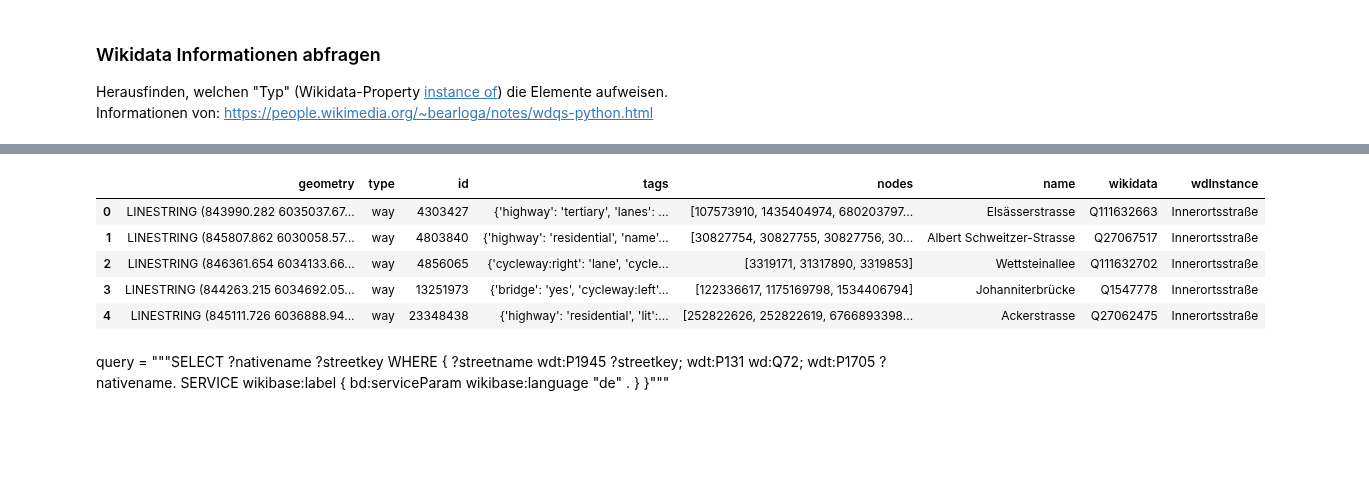
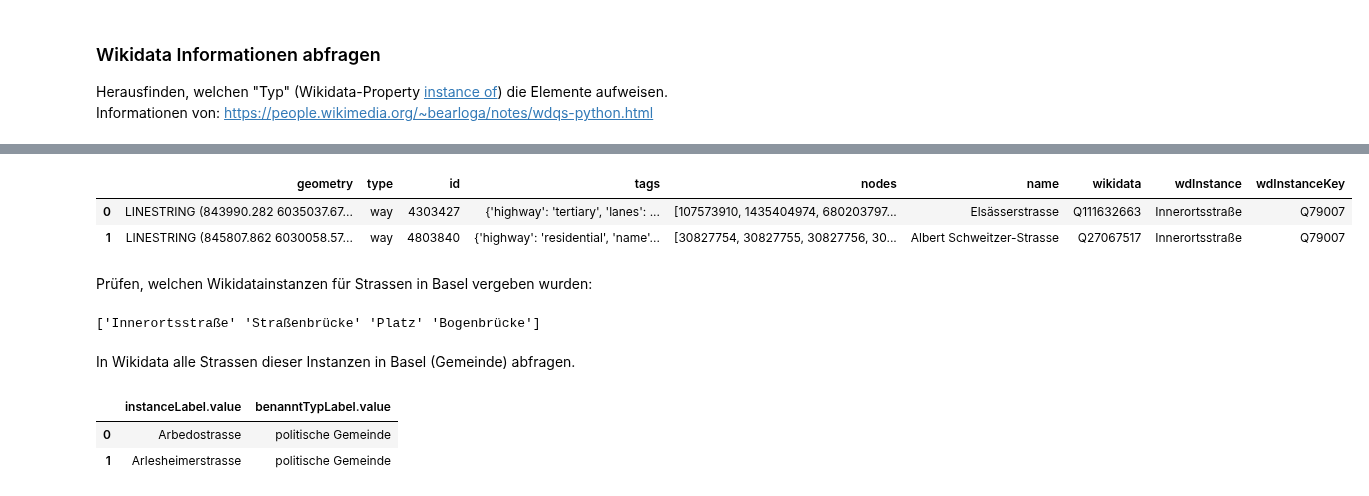
Before and after one commit to CaptainInler/cassda-zertifikatsarbeit, a Jupyter notebook: Dataunderstanding/du-Wikidata.ipynb, the cells around one changed output, grey strips where cells are left out. Cells and saved outputs as stored; diff of their text form; code cells hidden in the pictures; blank space fills up the shorter version.

Commit message:
Finalize Wikidataquery for Roads in Basel

```diff
--- a/Dataunderstanding/du-Wikidata.ipynb
+++ b/Dataunderstanding/du-Wikidata.ipynb
@@ -114,7 +97,3 @@ from SPARQLWrapper import SPARQLWrapper, JSON
 import pandas as pd
 # %%
 sparql = SPARQLWrapper("https://query.wikidata.org/sparql")
-# %%
-dfGeo['wdInstance'] = ""
-
-dfGeo.head()
@@ -128,29 +100,43 @@ dfGeo.head()
 # %%
 def queryWd(sparql, wdKey):
-    sparql.setQuery("""
-    SELECT ?instance ?instanceLabel
+    #print(wdKey)
+    query = """
+    SELECT ?INR ?instance ?instanceLabel
     WHERE
     {
-    wd:Q111632663 wdt:P31 ?instance.
+    wd:%s wdt:P31 ?instance.
     SERVICE wikibase:label { bd:serviceParam wikibase:language "de" . }
+    BIND(CONCAT("Q",STRAFTER(STR(?instance), "Q")) AS ?INR)
     }
-    """)
+    """ % (wdKey)
+    #print(query)
+
+    sparql.setQuery(query)
     sparql.setReturnFormat(JSON)
     return sparql
 # %%
 for x in dfGeo.index:
-    #print(dfGeo['wikidata'][x])
-    sparql = queryWd(sparql, "")
-    results = sparql.query().convert()
-    results_df = pd.json_normalize(results['results']['bindings'])
+    wdKey = dfGeo['wikidata'][x]
+    #print(wdKey)
+    sparql = queryWd(sparql, wdKey)
+    try:
+        results = sparql.query()
+        #print(results.info())
+    except Exception as e:
+        #Prüfen auf Statuscode 429 (Too many Requests). Leider kann der Statuscode nicht abgerufen werden..
+        print("Sollte ein Statuscode 429 auftreten: Anfrage in ca. 30sec wiederholen")
+        print(e)
+        break
+
+    result = results.convert()
+
+    results_df = pd.json_normalize(result['results']['bindings'])
     #print(results_df[['instanceLabel.value']])
     dfGeo.at[x, "wdInstance"] = results_df['instanceLabel.value'][0]
+    dfGeo.at[x, "wdInstanceKey"] = results_df['INR.value'][0]
 # %%
-dfGeo.head()
+dfGeo.head(2)
 # %% [output]
-|  | geometry | type | id | tags | nodes | name | wikidata | wdInstance |
-| 0 | LINESTRING (843990.282 6035037.67... | way | 4303427 | {'highway': 'tertiary', 'lanes': ... | [107573910, 1435404974, 680203797... | Elsässerstrasse | Q111632663 | Innerortsstraße |
-| 1 | LINESTRING (845807.862 6030058.57... | way | 4803840 | {'highway': 'residential', 'name'... | [30827754, 30827755, 30827756, 30... | Albert Schweitzer-Strasse | Q27067517 | Innerortsstraße |
-| 2 | LINESTRING (846361.654 6034133.66... | way | 4856065 | {'cycleway:right': 'lane', 'cycle... | [3319171, 31317890, 3319853] | Wettsteinallee | Q111632702 | Innerortsstraße |
-| 3 | LINESTRING (844263.215 6034692.05... | way | 13251973 | {'bridge': 'yes', 'cycleway:left'... | [122336617, 1175169798, 1534406794] | Johanniterbrücke | Q1547778 | Innerortsstraße |
-| 4 | LINESTRING (845111.726 6036888.94... | way | 23348438 | {'highway': 'residential', 'lit':... | [252822626, 252822619, 6766893398... | Ackerstrasse | Q27062475 | Innerortsstraße |
+|  | geometry | type | id | tags | nodes | name | wikidata | wdInstance | wdInstanceKey |
+| 0 | LINESTRING (843990.282 6035037.67... | way | 4303427 | {'highway': 'tertiary', 'lanes': ... | [107573910, 1435404974, 680203797... | Elsässerstrasse | Q111632663 | Innerortsstraße | Q79007 |
+| 1 | LINESTRING (845807.862 6030058.57... | way | 4803840 | {'highway': 'residential', 'name'... | [30827754, 30827755, 30827756, 30... | Albert Schweitzer-Strasse | Q27067517 | Innerortsstraße | Q79007 |
@@ -161,7 +143,9 @@ dfGeo.head()
-# %% [markdown]
-query = """SELECT ?nativename ?streetkey WHERE {
-				?streetname wdt:P1945 ?streetkey;
-				wdt:P131 wd:Q72;
-				wdt:P1705 ?nativename.
-				SERVICE wikibase:label { bd:serviceParam wikibase:language "de" . }
-				}"""
+# %% [markdown]
+Prüfen, welchen Wikidatainstanzen für Strassen in Basel vergeben wurden:
+# %%
+print(dfGeo.wdInstance.unique())
+strInstKeys = dfGeo.wdInstanceKey.unique()
+# %% [output]
+['Innerortsstraße' 'Straßenbrücke' 'Platz' 'Bogenbrücke']
+# %% [markdown]
+In Wikidata alle Strassen dieser Instanzen in Basel (Gemeinde) abfragen.
@@ -167,0 +195,6 @@ query = """SELECT ?nativename ?streetkey WHERE {
+# %%
+wdf[["instanceLabel.value", "benanntTypLabel.value"]].head(2)
+# %% [output]
+|  | instanceLabel.value | benanntTypLabel.value |
+| 0 | Arbedostrasse | politische Gemeinde |
+| 1 | Arlesheimerstrasse | politische Gemeinde |
```
Also changed, not shown: parts of 15 cells of this notebook, 1 other file.
